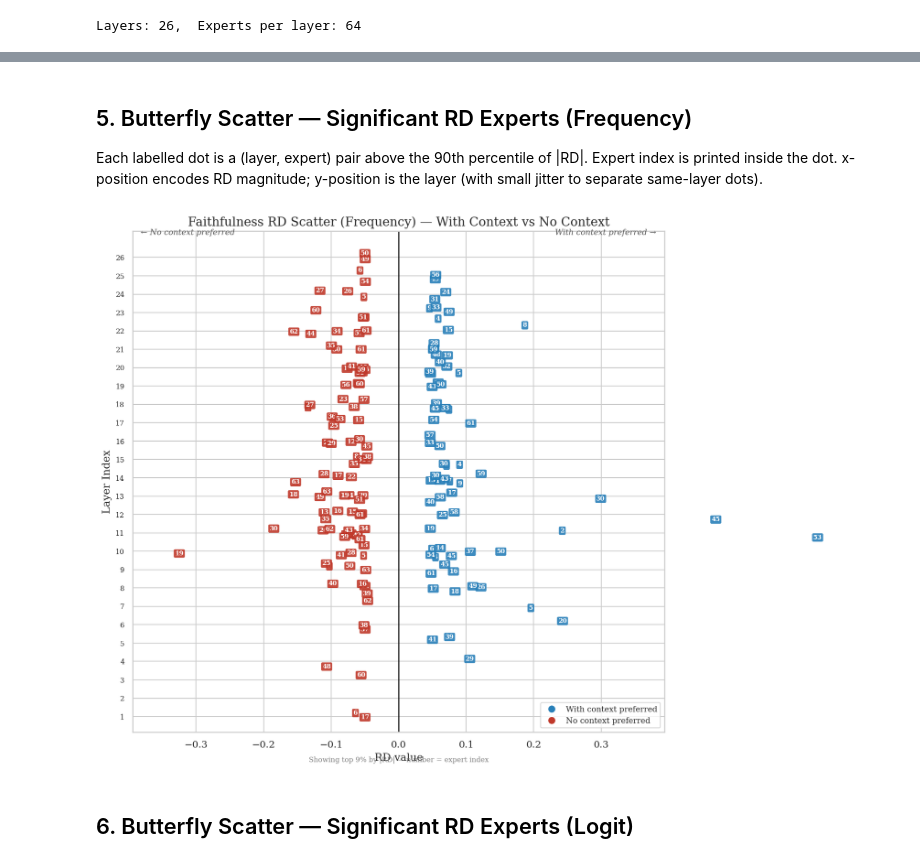
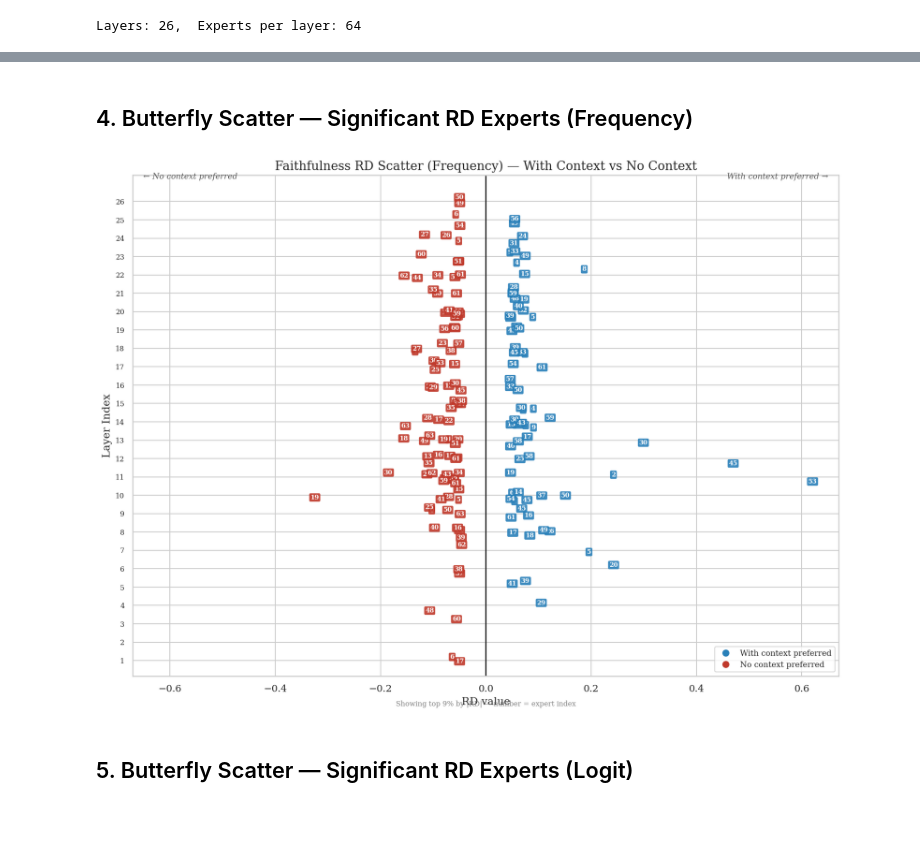
Before and after one commit to Johnwchampion/Individual-Project-25-26, a Jupyter notebook: stage1/analysis/01_rd_faithfulness.ipynb, the cells around one changed output, grey strips where cells are left out. Drawn from its saved outputs; the diff is of its cells as text; code cells hidden in the pictures; blank space fills up the shorter version.

```diff
--- a/stage1/analysis/01_rd_faithfulness.ipynb
+++ b/stage1/analysis/01_rd_faithfulness.ipynb
@@ -16,24 +16,24 @@ import sys
 import os
 import numpy as np
 import matplotlib.pyplot as plt
-import matplotlib.ticker as ticker
-import seaborn as sns
 from matplotlib.lines import Line2D
+from scipy import stats
+import pandas as pd
 
 sys.path.insert(0, os.path.join('..', 'src'))
 from rd_utils import load_rd
 
+import seaborn as sns
 sns.set_theme(style='whitegrid', font='serif')
 plt.rcParams.update({
-    'font.family': 'serif',
-    'font.size': 12,
-    'axes.titlesize': 14,
-    'axes.labelsize': 12,
-    'figure.dpi': 150,
+    'font.family': 'serif', 'font.size': 12,
+    'axes.titlesize': 14, 'axes.labelsize': 12, 'figure.dpi': 150
 })
 
 RD_FREQ_PATH  = '/scratch/sc23jc3/results/rd_faithfulness.json'
 RD_LOGIT_PATH = '/scratch/sc23jc3/results/rd_faithfulness_logits.json'
+OUT_DIR = 'figures'
+os.makedirs(OUT_DIR, exist_ok=True)
 # %%
 rd_freq  = load_rd(RD_FREQ_PATH)
 rd_logit = load_rd(RD_LOGIT_PATH)
@@ -152,4 +234,0 @@ Top 20 by |RD| — Logit
-# %% [markdown]
-## 5. Butterfly Scatter — Significant RD Experts (Frequency)
-
-Each labelled dot is a (layer, expert) pair above the 90th percentile of |RD|. Expert index is printed inside the dot. x-position encodes RD magnitude; y-position is the layer (with small jitter to separate same-layer dots).
@@ -156,3 +237,5 @@ Each labelled dot is a (layer, expert) pair above the 90th percentile of |RD|. E
+# %% [markdown]
+## 4. Butterfly Scatter — Significant RD Experts (Frequency)
 # %%
 def plot_butterfly(rd_by_layer, layers_sorted, label_a, label_b, title,
                    threshold_quantile=0.90, color_a='#2980b9', color_b='#c0392b'):
@@ -173,7 +256,9 @@ def plot_butterfly(rd_by_layer, layers_sorted, label_a, label_b, title,
                 expert_labels.append(str(expert_idx))
                 colors.append(color_a if val > 0 else color_b)
 
-    x_max = float(np.percentile([abs(v) for v in xs], 98)) * 1.4
+    abs_max = max(abs(v) for v in xs)
+    x_pad = max(0.02, abs_max * 0.08)
+    x_max = abs_max + x_pad
     layer_indices = [int(l.split('.')[2]) for l in layers_sorted]
 
     fig, ax = plt.subplots(figsize=(12, 9))
@@ -185,36 +270,36 @@ def plot_butterfly(rd_by_layer, layers_sorted, label_a, label_b, title,
     ax.axvline(0, color='black', linewidth=1.2, zorder=1)
     ax.set_xlim(-x_max, x_max)
     ax.set_ylim(min(ys) - 0.8, max(ys) + 1.2)
     ax.set_yticks(layer_indices)
     ax.set_yticklabels(layer_indices, fontsize=8)
 
     y_top = max(ys) + 0.9
     ax.text(-x_max * 0.97, y_top, f'← {label_b} preferred',
             ha='left', va='bottom', fontsize=9, color='#555555', style='italic')
     ax.text(x_max * 0.97, y_top, f'{label_a} preferred →',
             ha='right', va='bottom', fontsize=9, color='#555555', style='italic')
 
     legend_elements = [
         Line2D([0], [0], marker='o', color='w', markerfacecolor=color_a, markersize=9, label=f'{label_a} preferred'),
         Line2D([0], [0], marker='o', color='w', markerfacecolor=color_b, markersize=9, label=f'{label_b} preferred'),
     ]
     ax.legend(handles=legend_elements, loc='lower right', fontsize=9)
     ax.set_xlabel('RD value')
     ax.set_ylabel('Layer Index')
     ax.set_title(title)
     pct = int((1 - threshold_quantile) * 100)
     ax.text(0.5, -0.06, f'Showing top {pct}% by |RD| — number = expert index',
             transform=ax.transAxes, fontsize=8, ha='center', color='grey')
     plt.tight_layout()
     plt.show()
 
 plot_butterfly(rd_freq, layers_sorted,
                label_a='With context', label_b='No context',
                title='Faithfulness RD Scatter (Frequency) — With Context vs No Context')
 # %% [output]
-[figure, old version]
+[figure, new version]
 # %% [markdown]
-## 6. Butterfly Scatter — Significant RD Experts (Logit)
+## 5. Butterfly Scatter — Significant RD Experts (Logit)
 # %%
 plot_butterfly(rd_logit, layers_sorted,
                label_a='With context', label_b='No context',
```
Also changed, not shown: parts of 17 cells of this notebook, 10 other files.
